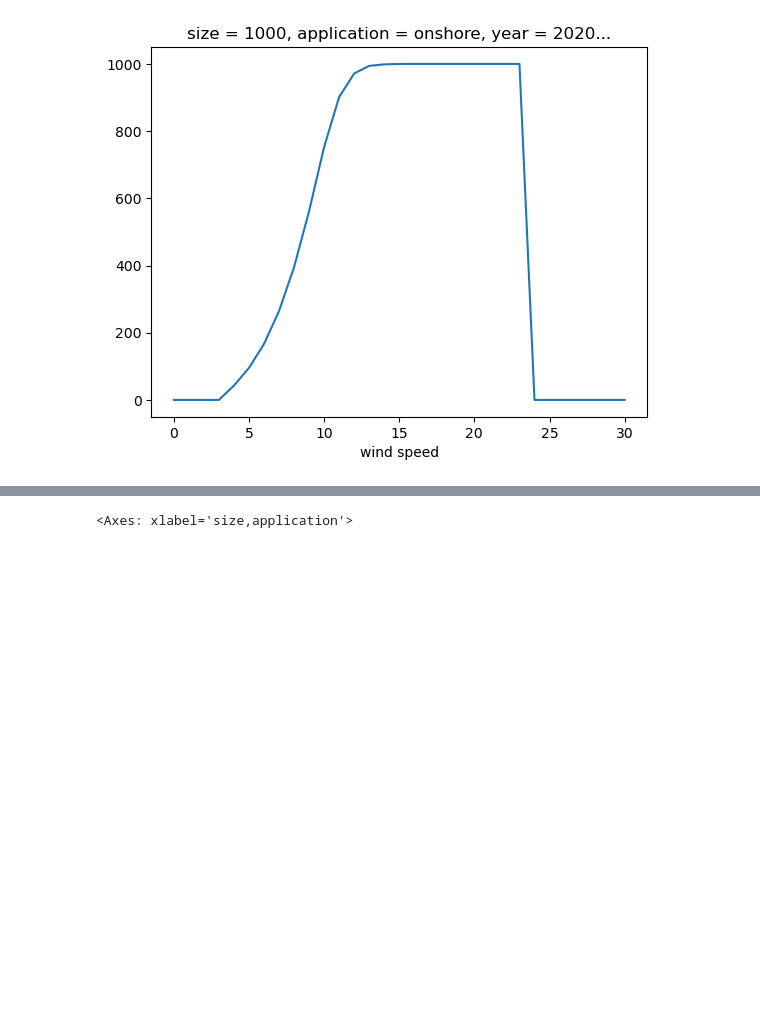
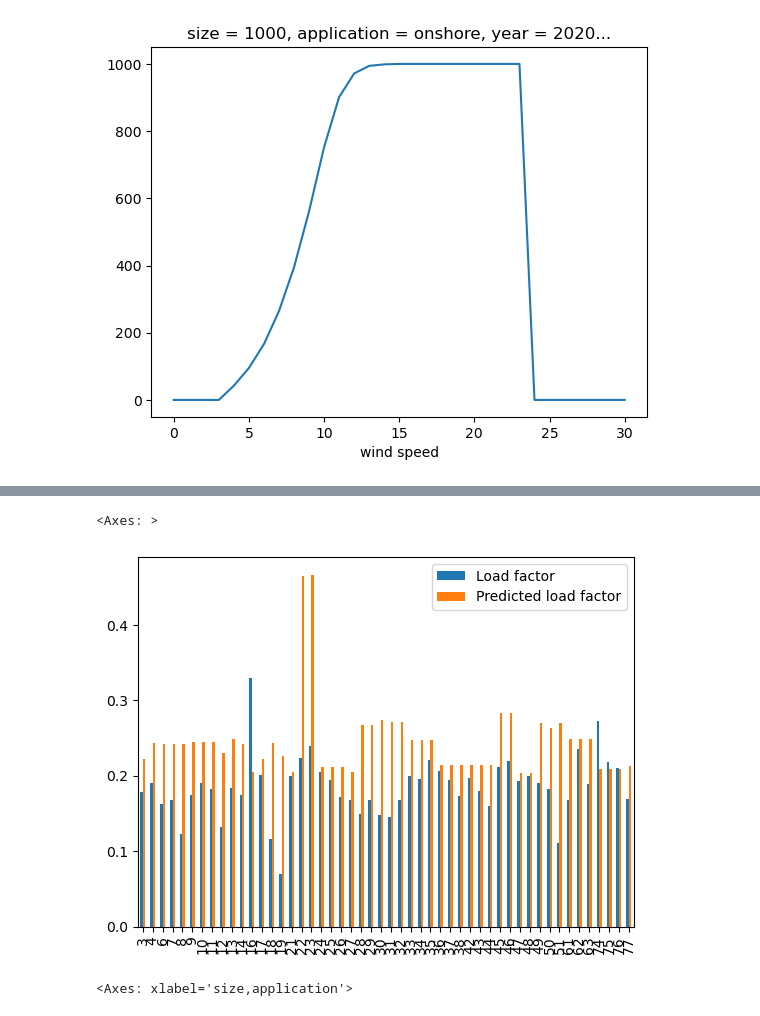
Before and after one commit to Laboratory-for-Energy-Systems-Analysis/windisch, a Jupyter notebook: examples/Examples.ipynb, the cells around one changed output, grey strips where cells are left out. Drawn from its saved outputs; the diff is of its cells as text; code cells hidden in the pictures; blank space fills up the shorter version.

Commit message:
Add Danish wind turbine registry for CF validation

```diff
--- a/examples/Examples.ipynb
+++ b/examples/Examples.ipynb
@@ -45,0 +45,2 @@ Coordinates:
+# %%
+dk = pd.read_excel("/Users/romain/GitHub/windisch/dev/danish_wind_turbine_registry.xlsx", header=13)
@@ -45,0 +90,29 @@ Coordinates:
+# %%
+# Convert X, Y to Longitude (LON) and Latitude (LAT)
+def convert_to_lat_lon(row):
+    if pd.notnull(row['X']) and pd.notnull(row['Y']):
+        lon, lat = transformer.transform(row['X'], row['Y'])
+        return pd.Series([lon, lat])
+    else:
+        return pd.Series([None, None])
+
+dk[['LAT', 'LON']] = dk.apply(convert_to_lat_lon, axis=1)
+# %%
+import numpy as np
+def get_load_factor(row):
+    tip = TurbinesInputParameters()
+    tip.static()
+    _, array = fill_xarray_from_input_parameters(
+        tip,
+        scope={"year": [2020, ],}
+    )
+    array = array.interp(size=[row["Power (kW)"]])
+    wt = WindTurbineModel(
+        array,
+        location=(row["LON"], row["LAT"])
+    )
+    wt.set_all()
+    return np.squeeze(np.nan_to_num(wt["average load factor"].values, 0)).max()
+# %%
+dk["Predicted load factor"] = None
+dk.iloc[:50, -1] = dk.iloc[:50, :].apply(get_load_factor, axis=1)
@@ -46,3 +137,8 @@ Coordinates:
+# %%
+dk.loc[dk["Predicted load factor"] > 0, ["Load factor", "Predicted load factor"]].plot(kind="bar")
+# %% [output]
+<Axes: >
+[figure, added]
 # %%
 list_mass = [
     "rotor mass",
```
Also changed, not shown: parts of 7 cells of this notebook, 1 other file.
